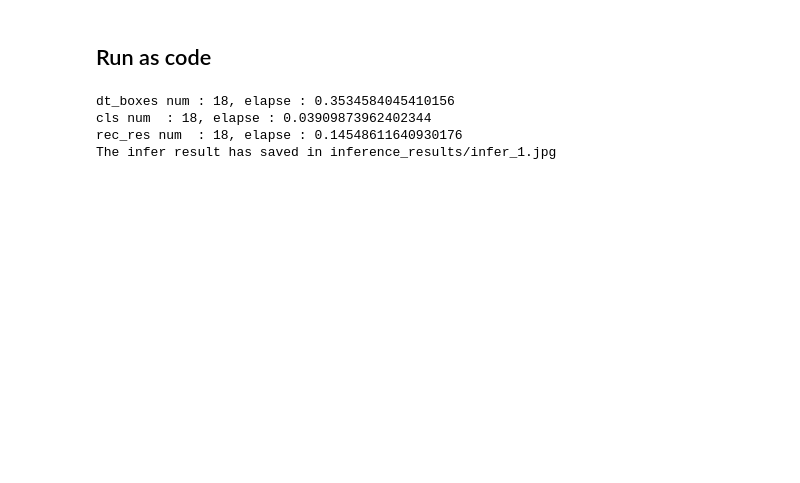
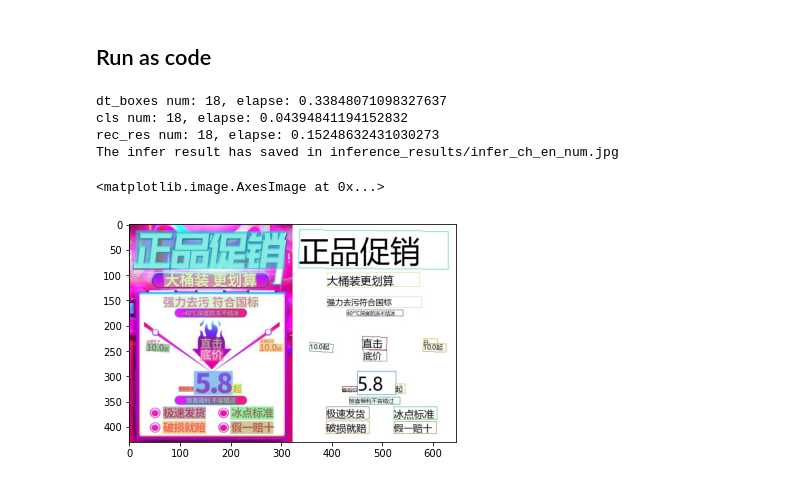
Before and after one commit to RapidAI/RapidOCR, a Jupyter notebook: assets/RapidOCRDemo.ipynb, the cells around one changed output. Cells and saved outputs as stored; diff of their text form; code cells hidden in the pictures; blank space fills up the shorter version.

Commit message:
Update Colab demo

```diff
--- a/assets/RapidOCRDemo.ipynb
+++ b/assets/RapidOCRDemo.ipynb
@@ -279,10 +74,25 @@ text_sys = TextSystem(det_model_path,
-# %%
-img_path = '/content/RapidOCR/images/1.jpg'
-dt_boxes, rec_res = text_sys(img_path)
-print(rec_res)
-visualize(img_path, dt_boxes, rec_res)
-# %% [output]
-dt_boxes num : 18, elapse : 0.3534584045410156
-cls num  : 18, elapse : 0.03909873962402344
-rec_res num  : 18, elapse : 0.14548611640930176
-The infer result has saved in inference_results/infer_1.jpg
+# %%
+from rapidocr_onnxruntime import TextSystem
+from test_demo import visualize
+
+text_sys = TextSystem('config.yaml')
+
+image_path = r'test_images/det_images/ch_en_num.jpg'
+img = cv2.imread(image_path)
+dt_boxes, rec_res = text_sys(img)
+
+visualize(image_path, dt_boxes, rec_res, font_path='resources/fonts/msyh.ttc')
+# %% [output]
+dt_boxes num: 18, elapse: 0.33848071098327637
+cls num: 18, elapse: 0.04394841194152832
+rec_res num: 18, elapse: 0.15248632431030273
+The infer result has saved in inference_results/infer_ch_en_num.jpg
+# %%
+import cv2
+from matplotlib import pyplot as plt
+
+img = cv2.imread('inference_results/infer_ch_en_num.jpg')
+plt.imshow(img)
+# %% [output]
+<matplotlib.image.AxesImage at 0x...>
+[figure, added]
```
Also changed, not shown: parts of 11 cells of this notebook.
